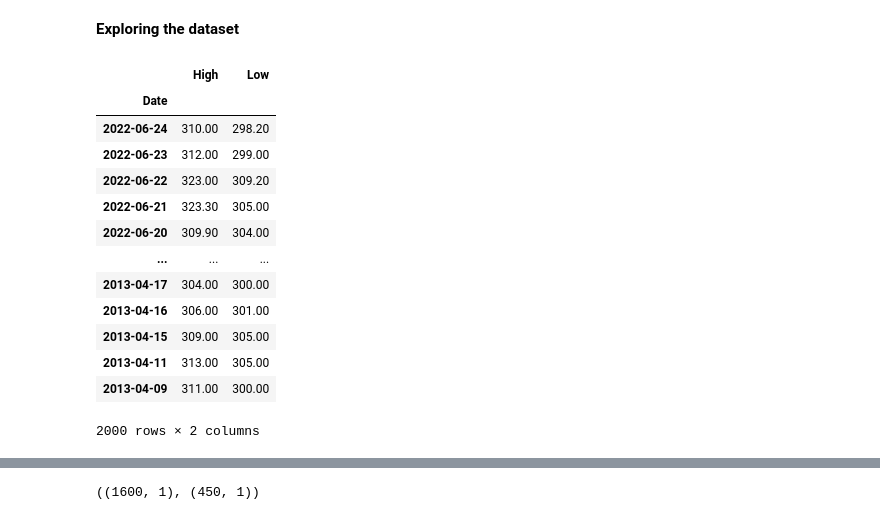
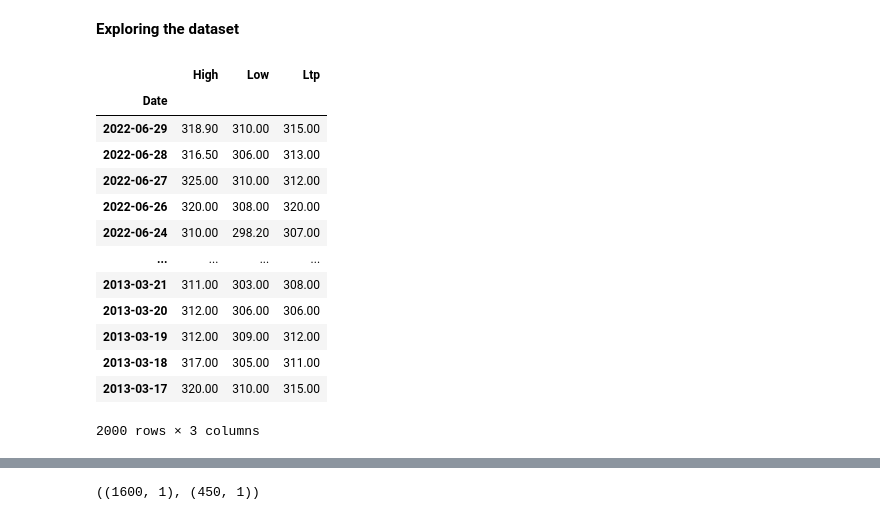
Before and after one commit to kiran-bhandari16/LSTM-Stock-Price-Prediciton, a Jupyter notebook: LSTM_Stock_Price_Prediction.ipynb, the cells around one changed output, grey strips where cells are left out. Saved outputs shown, nothing was run; the diff lists cells and outputs as text; code cells hidden in the pictures.

```diff
--- a/LSTM_Stock_Price_Prediction.ipynb
+++ b/LSTM_Stock_Price_Prediction.ipynb
@@ -41,23 +48,23 @@ df.head()
 **Exploring the dataset**
 # %%
 m = df.set_index("Date",drop=True)
-m = m[["High","Low"]]
+m = m[["High","Low","Ltp"]]
 m
 # %% [output]
-|  | High | Low |
-| Date |  |  |
-| 2022-06-24 | 310.00 | 298.20 |
-| 2022-06-23 | 312.00 | 299.00 |
-| 2022-06-22 | 323.00 | 309.20 |
-| 2022-06-21 | 323.30 | 305.00 |
-| 2022-06-20 | 309.90 | 304.00 |
-| ... | ... | ... |
-| 2013-04-17 | 304.00 | 300.00 |
-| 2013-04-16 | 306.00 | 301.00 |
-| 2013-04-15 | 309.00 | 305.00 |
-| 2013-04-11 | 313.00 | 305.00 |
-| 2013-04-09 | 311.00 | 300.00 |
+|  | High | Low | Ltp |
+| Date |  |  |  |
+| 2022-06-29 | 318.90 | 310.00 | 315.00 |
+| 2022-06-28 | 316.50 | 306.00 | 313.00 |
+| 2022-06-27 | 325.00 | 310.00 | 312.00 |
+| 2022-06-26 | 320.00 | 308.00 | 320.00 |
+| 2022-06-24 | 310.00 | 298.20 | 307.00 |
+| ... | ... | ... | ... |
+| 2013-03-21 | 311.00 | 303.00 | 308.00 |
+| 2013-03-20 | 312.00 | 306.00 | 306.00 |
+| 2013-03-19 | 312.00 | 309.00 | 312.00 |
+| 2013-03-18 | 317.00 | 305.00 | 311.00 |
+| 2013-03-17 | 320.00 | 310.00 | 315.00 |
-2000 rows × 2 columns
+2000 rows × 3 columns
 # %%
 df["Low"] = df["Low"].str.replace(",","")
 low = df["Low"].apply(lambda x: float(x))
```
Also changed, not shown: parts of 35 cells of this notebook.
